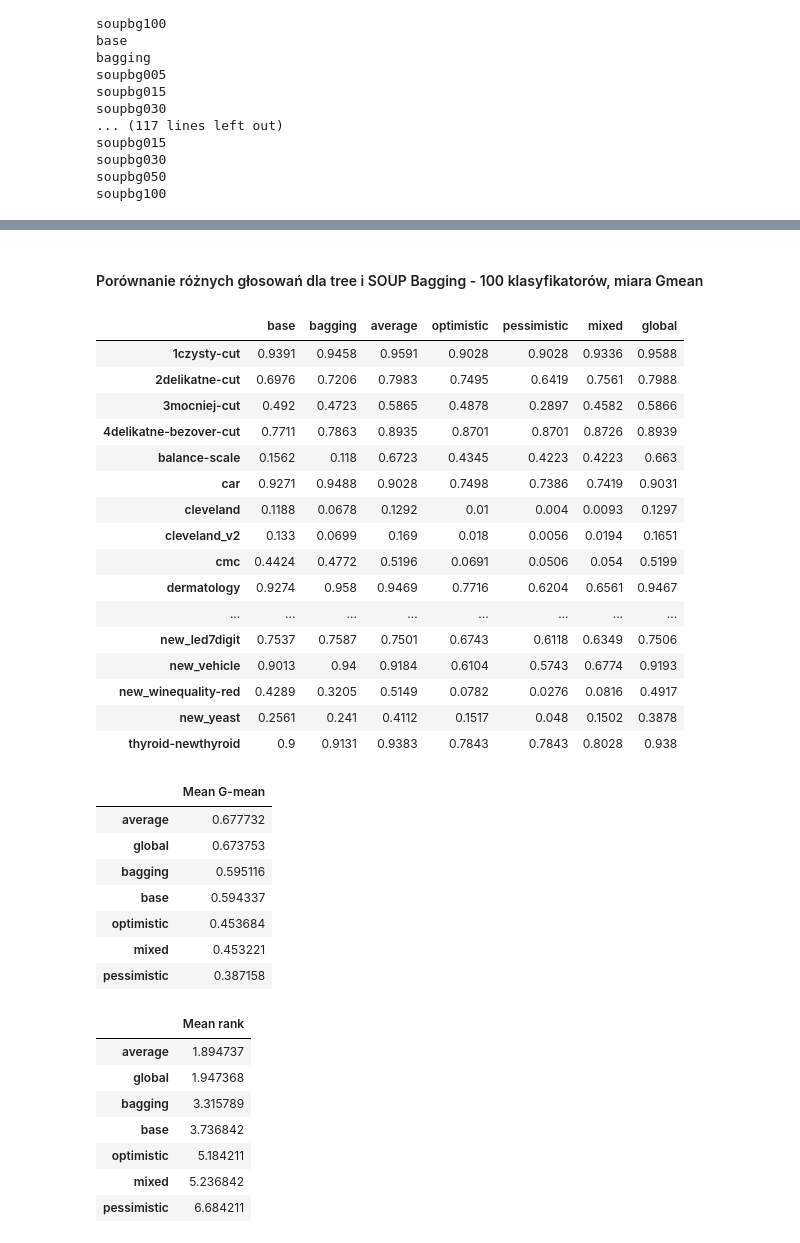
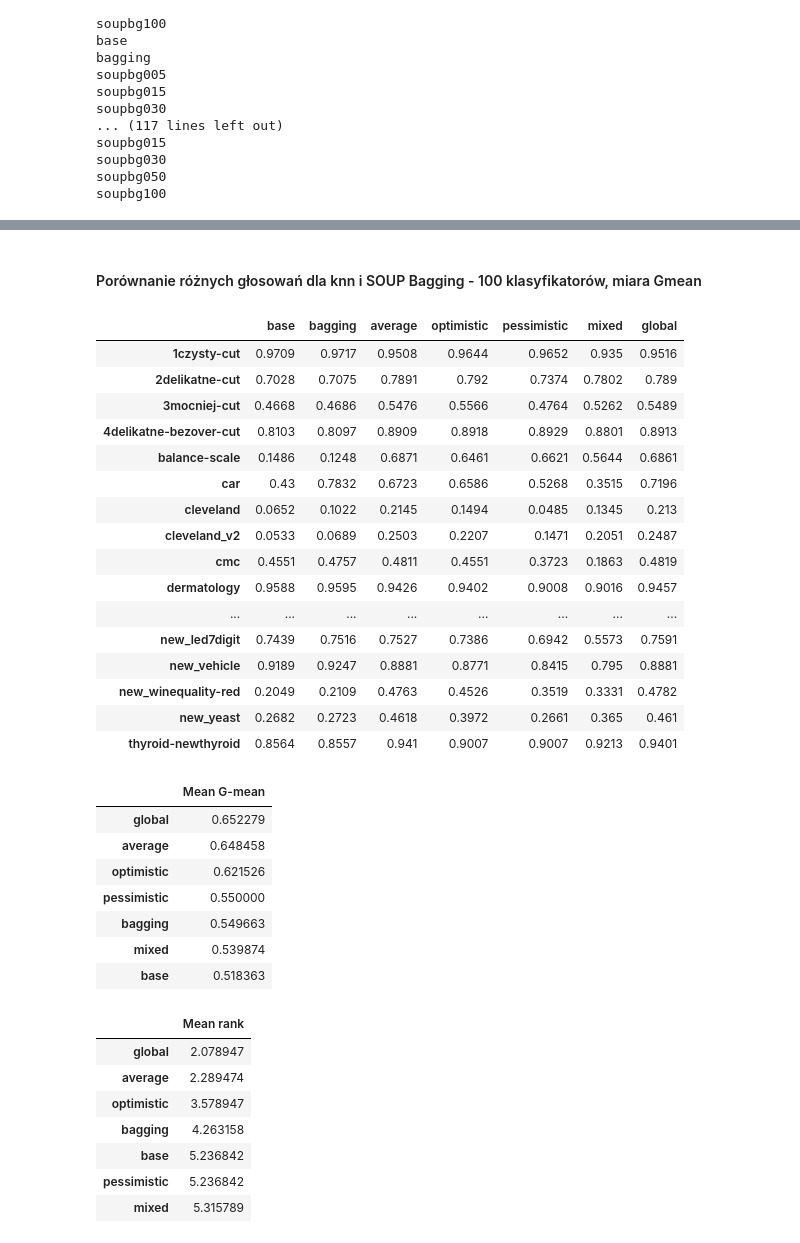
Before and after one commit to damianhorna/multi-imbalance, a Jupyter notebook: benchmarks/soupbg/soupbg.ipynb, the cells around one changed output, grey strips where cells are left out. Drawn from its saved outputs; the diff is of its cells as text; code cells hidden in the pictures.

Commit message:
added global voting results

```diff
--- a/benchmarks/soupbg/soupbg.ipynb
+++ b/benchmarks/soupbg/soupbg.ipynb
@@ -123,7 +123,7 @@ def test_resampling(res, dataset_values, dataset_name):
             X_train_resampled, y_train_resampled = resample_data(res, i, X_train, y_train, no_classes, dataset_name)
 
             # for clf_name in ['knn']:
-            for clf_name in ['tree']:
+            for clf_name in ['knn']:
                 if clf_name == 'knn':
                     clf = KNeighborsClassifier(n_neighbors=5)
                 elif clf_name == 'tree':
@@ -297,47 +297,47 @@ print_scores(scores['g_mean_tree_minority_average'],name='g_mean_tree_minority_a
 # %% [markdown]
-#### Porównanie różnych głosowań dla tree i SOUP Bagging - 100 klasyfikatorów, miara Gmean
+#### Porównanie różnych głosowań dla knn i SOUP Bagging - 100 klasyfikatorów, miara Gmean
 # %%
 # scores
-base = pd.DataFrame(scores['g_mean_tree']).T
-metrices = [k for k in scores if 'tree' in k and 'minority' not in k][1:]
+base = pd.DataFrame(scores['g_mean_knn']).T
+metrices = [k for k in scores if 'knn' in k and 'minority' not in k][1:]
 # metrices
 for metric in metrices:
     temp_df = pd.DataFrame(pd.DataFrame(scores[metric]).T['soupbg100'])
     temp_df.columns = [metric.split('_')[-1]]
     base = pd.merge(base, temp_df, left_index=True, right_index=True)
-print_scores(base.T,name='g_mean_tree_voting',)
+print_scores(base.T,name='g_mean_knn_voting',)
 # %% [output]
 |  | base | bagging | average | optimistic | pessimistic | mixed | global |
-| 1czysty-cut | 0.9391 | 0.9458 | 0.9591 | 0.9028 | 0.9028 | 0.9336 | 0.9588 |
-| 2delikatne-cut | 0.6976 | 0.7206 | 0.7983 | 0.7495 | 0.6419 | 0.7561 | 0.7988 |
-| 3mocniej-cut | 0.492 | 0.4723 | 0.5865 | 0.4878 | 0.2897 | 0.4582 | 0.5866 |
-| 4delikatne-bezover-cut | 0.7711 | 0.7863 | 0.8935 | 0.8701 | 0.8701 | 0.8726 | 0.8939 |
-| balance-scale | 0.1562 | 0.118 | 0.6723 | 0.4345 | 0.4223 | 0.4223 | 0.663 |
-| car | 0.9271 | 0.9488 | 0.9028 | 0.7498 | 0.7386 | 0.7419 | 0.9031 |
-| cleveland | 0.1188 | 0.0678 | 0.1292 | 0.01 | 0.004 | 0.0093 | 0.1297 |
-| cleveland_v2 | 0.133 | 0.0699 | 0.169 | 0.018 | 0.0056 | 0.0194 | 0.1651 |
-| cmc | 0.4424 | 0.4772 | 0.5196 | 0.0691 | 0.0506 | 0.054 | 0.5199 |
-| dermatology | 0.9274 | 0.958 | 0.9469 | 0.7716 | 0.6204 | 0.6561 | 0.9467 |
+| 1czysty-cut | 0.9709 | 0.9717 | 0.9508 | 0.9644 | 0.9652 | 0.935 | 0.9516 |
+| 2delikatne-cut | 0.7028 | 0.7075 | 0.7891 | 0.792 | 0.7374 | 0.7802 | 0.789 |
+| 3mocniej-cut | 0.4668 | 0.4686 | 0.5476 | 0.5566 | 0.4764 | 0.5262 | 0.5489 |
+| 4delikatne-bezover-cut | 0.8103 | 0.8097 | 0.8909 | 0.8918 | 0.8929 | 0.8801 | 0.8913 |
+| balance-scale | 0.1486 | 0.1248 | 0.6871 | 0.6461 | 0.6621 | 0.5644 | 0.6861 |
+| car | 0.43 | 0.7832 | 0.6723 | 0.6586 | 0.5268 | 0.3515 | 0.7196 |
+| cleveland | 0.0652 | 0.1022 | 0.2145 | 0.1494 | 0.0485 | 0.1345 | 0.213 |
+| cleveland_v2 | 0.0533 | 0.0689 | 0.2503 | 0.2207 | 0.1471 | 0.2051 | 0.2487 |
+| cmc | 0.4551 | 0.4757 | 0.4811 | 0.4551 | 0.3723 | 0.1863 | 0.4819 |
+| dermatology | 0.9588 | 0.9595 | 0.9426 | 0.9402 | 0.9008 | 0.9016 | 0.9457 |
 | ... | ... | ... | ... | ... | ... | ... | ... |
-| new_led7digit | 0.7537 | 0.7587 | 0.7501 | 0.6743 | 0.6118 | 0.6349 | 0.7506 |
-| new_vehicle | 0.9013 | 0.94 | 0.9184 | 0.6104 | 0.5743 | 0.6774 | 0.9193 |
-| new_winequality-red | 0.4289 | 0.3205 | 0.5149 | 0.0782 | 0.0276 | 0.0816 | 0.4917 |
-| new_yeast | 0.2561 | 0.241 | 0.4112 | 0.1517 | 0.048 | 0.1502 | 0.3878 |
-| thyroid-newthyroid | 0.9 | 0.9131 | 0.9383 | 0.7843 | 0.7843 | 0.8028 | 0.938 |
+| new_led7digit | 0.7439 | 0.7516 | 0.7527 | 0.7386 | 0.6942 | 0.5573 | 0.7591 |
+| new_vehicle | 0.9189 | 0.9247 | 0.8881 | 0.8771 | 0.8415 | 0.795 | 0.8881 |
+| new_winequality-red | 0.2049 | 0.2109 | 0.4763 | 0.4526 | 0.3519 | 0.3331 | 0.4782 |
+| new_yeast | 0.2682 | 0.2723 | 0.4618 | 0.3972 | 0.2661 | 0.365 | 0.461 |
+| thyroid-newthyroid | 0.8564 | 0.8557 | 0.941 | 0.9007 | 0.9007 | 0.9213 | 0.9401 |
 |  | Mean G-mean |
-| average | 0.677732 |
-| global | 0.673753 |
-| bagging | 0.595116 |
-| base | 0.594337 |
-| optimistic | 0.453684 |
-| mixed | 0.453221 |
-| pessimistic | 0.387158 |
+| global | 0.652279 |
+| average | 0.648458 |
+| optimistic | 0.621526 |
+| pessimistic | 0.550000 |
+| bagging | 0.549663 |
+| mixed | 0.539874 |
+| base | 0.518363 |
 |  | Mean rank |
-| average | 1.894737 |
-| global | 1.947368 |
-| bagging | 3.315789 |
-| base | 3.736842 |
-| optimistic | 5.184211 |
-| mixed | 5.236842 |
-| pessimistic | 6.684211 |
+| global | 2.078947 |
+| average | 2.289474 |
+| optimistic | 3.578947 |
+| bagging | 4.263158 |
+| base | 5.236842 |
+| pessimistic | 5.236842 |
+| mixed | 5.315789 |
 # %% [markdown]
```
Also changed, not shown: parts of 7 cells of this notebook, 1 other file.
